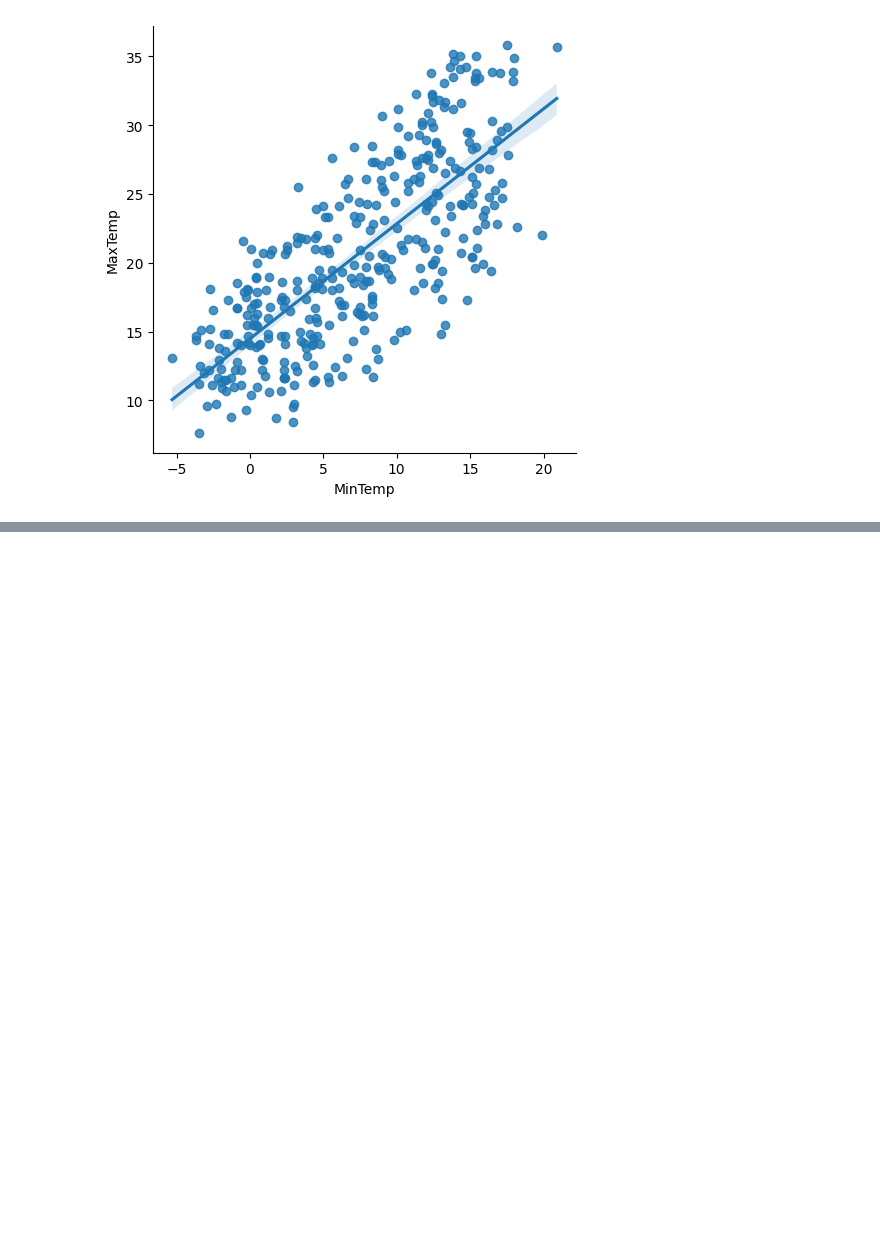
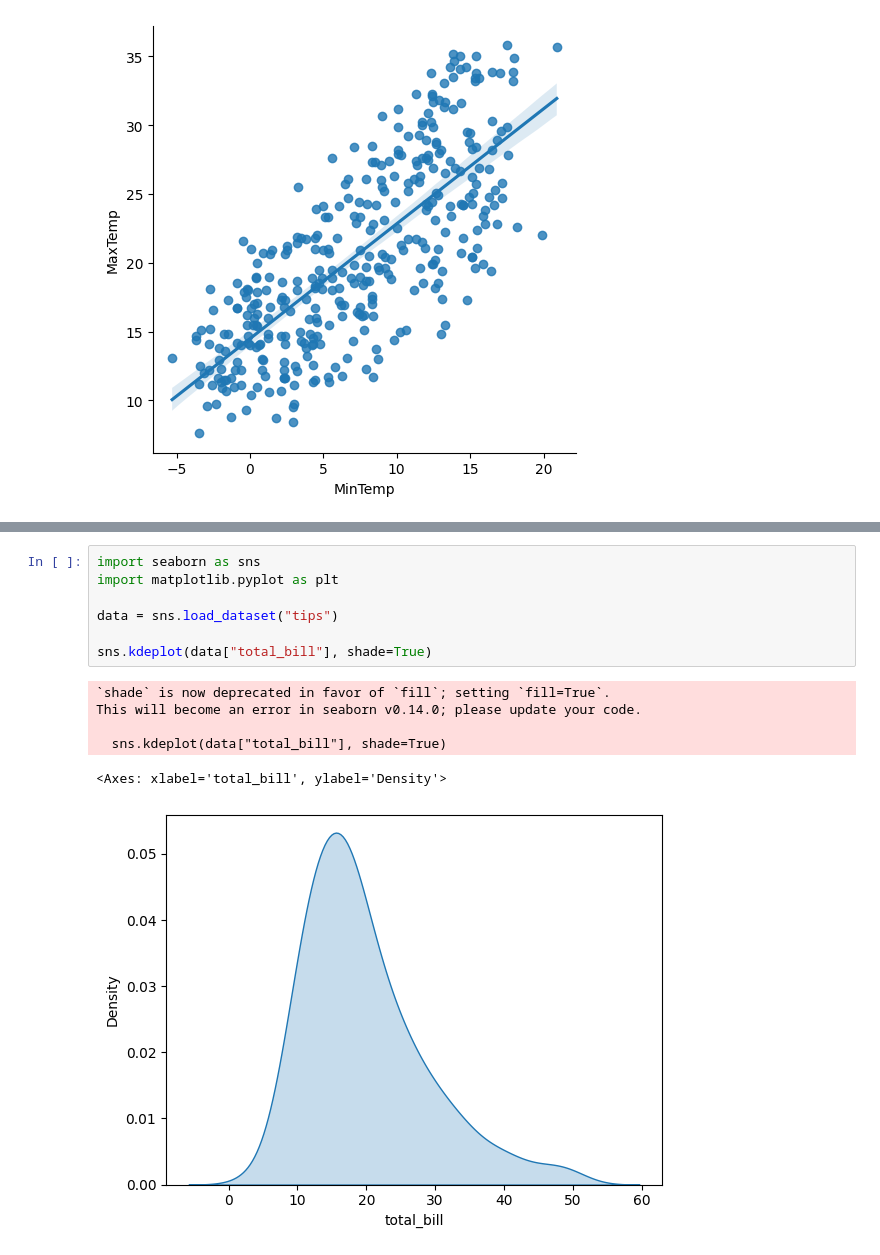
Before and after one commit to nikitha-kote/demo_nikitha, a Jupyter notebook: Untitled2.ipynb, the cells around one changed output, grey strips where cells are left out. Saved outputs shown, nothing was run; the diff lists cells and outputs as text; blank space fills up the shorter version.

```diff
--- a/Untitled2.ipynb
+++ b/Untitled2.ipynb
@@ -67,0 +118,14 @@ NameError: name 'weatherData' is not defined
+# %%
+import seaborn as sns
+import matplotlib.pyplot as plt
+
+data = sns.load_dataset("tips")
+
+sns.kdeplot(data["total_bill"], shade=True)
+# %% [output]
+`shade` is now deprecated in favor of `fill`; setting `fill=True`.
+This will become an error in seaborn v0.14.0; please update your code.
+
+  sns.kdeplot(data["total_bill"], shade=True)
+<Axes: xlabel='total_bill', ylabel='Density'>
+[figure, added]
```
Also changed, not shown: parts of 7 cells of this notebook.
